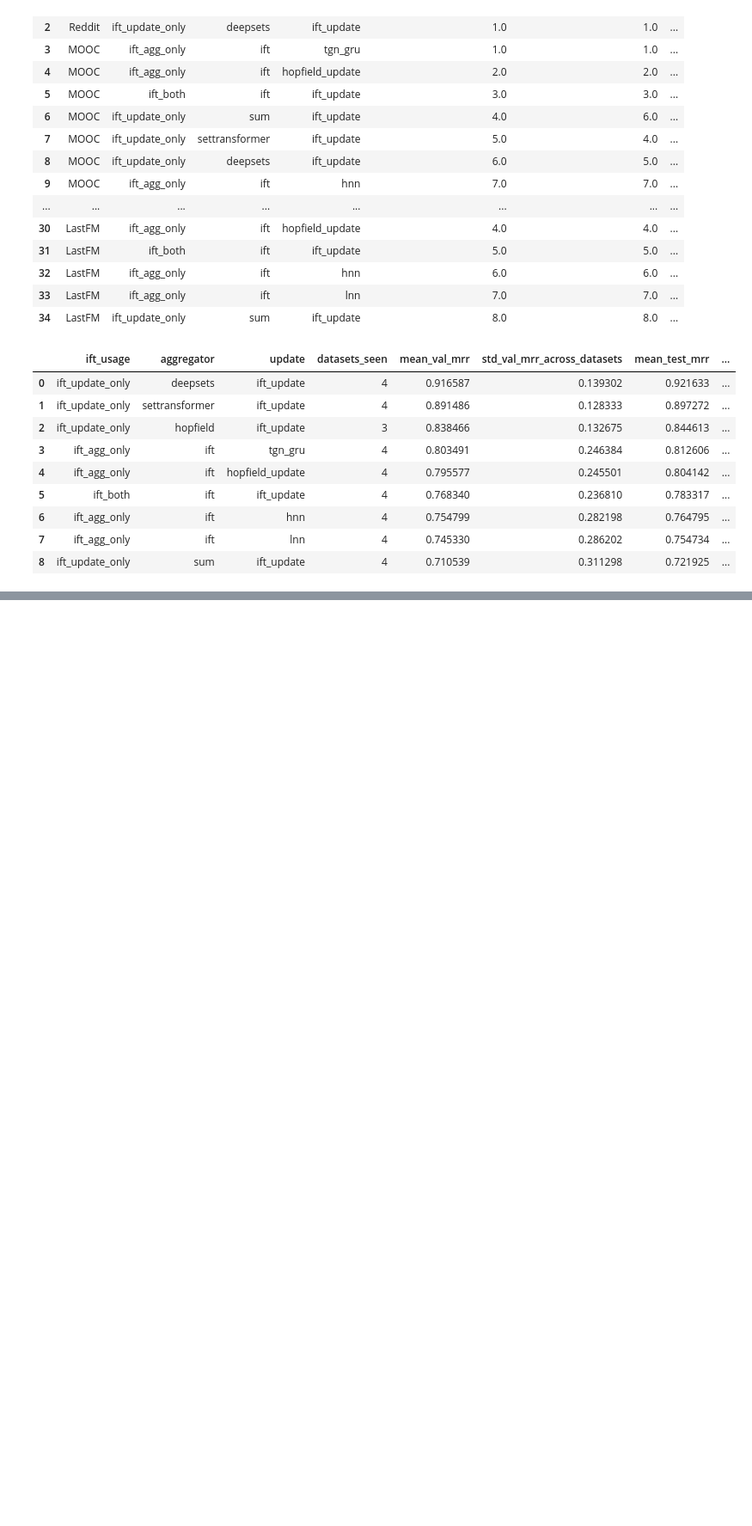
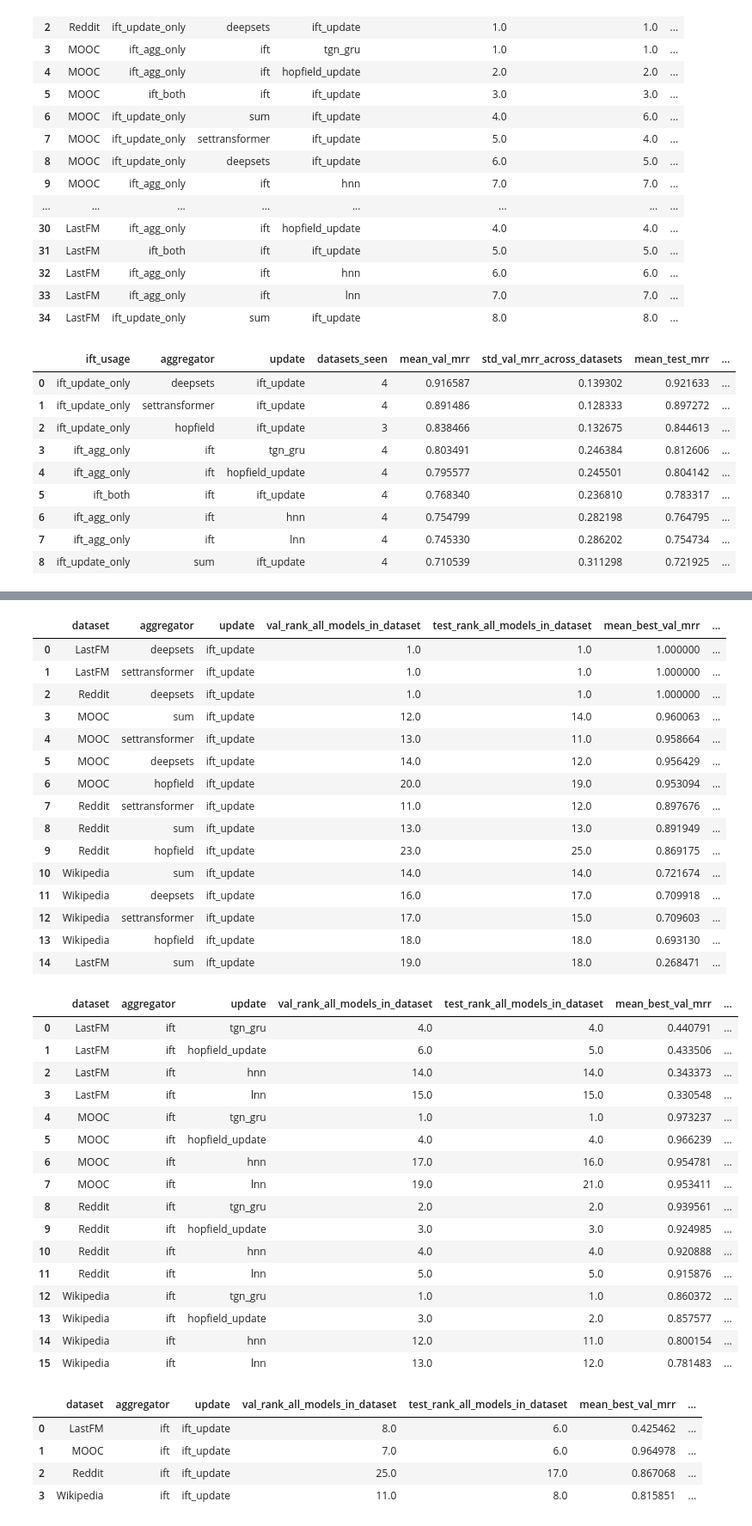
Before and after one commit to tweninger/fnn, a Jupyter notebook: interactiondynamics/analysis/json_analysis.ipynb, the cells around one changed output, grey strips where cells are left out. Shown at 86% size. Saved outputs shown, nothing was run; the diff lists cells and outputs as text; code cells hidden in the pictures; blank space fills up the shorter version.

```diff
--- a/interactiondynamics/analysis/json_analysis.ipynb
+++ b/interactiondynamics/analysis/json_analysis.ipynb
@@ -1601,0 +1958,63 @@ display(ift_usage_summary)
+# %%
+# IFT update only — sorted by VAL
+display(
+    ift_update_only.sort_values(
+        ["mean_best_val_mrr", "mean_best_test_mrr"],
+        ascending=[False, False]
+    ).reset_index(drop=True)
+)
+
+# IFT agg only — sorted by VAL
+display(
+    ift_agg_only.sort_values(
+        ["dataset", "mean_best_val_mrr", "mean_best_test_mrr"],
+        ascending=[True, False, False]
+    ).reset_index(drop=True)
+)
+
+# IFT both — sorted by VAL
+display(
+    ift_both.sort_values(
+        ["dataset", "mean_best_val_mrr", "mean_best_test_mrr"],
+        ascending=[True, False, False]
+    ).reset_index(drop=True)
+)
+# %% [output]
+|  | dataset | aggregator | update | val_rank_all_models_in_dataset | test_rank_all_models_in_dataset | mean_best_val_mrr | ... |
+| 0 | LastFM | deepsets | ift_update | 1.0 | 1.0 | 1.000000 | ... |
+| 1 | LastFM | settransformer | ift_update | 1.0 | 1.0 | 1.000000 | ... |
+| 2 | Reddit | deepsets | ift_update | 1.0 | 1.0 | 1.000000 | ... |
+| 3 | MOOC | sum | ift_update | 12.0 | 14.0 | 0.960063 | ... |
+| 4 | MOOC | settransformer | ift_update | 13.0 | 11.0 | 0.958664 | ... |
+| 5 | MOOC | deepsets | ift_update | 14.0 | 12.0 | 0.956429 | ... |
+| 6 | MOOC | hopfield | ift_update | 20.0 | 19.0 | 0.953094 | ... |
+| 7 | Reddit | settransformer | ift_update | 11.0 | 12.0 | 0.897676 | ... |
+| 8 | Reddit | sum | ift_update | 13.0 | 13.0 | 0.891949 | ... |
+| 9 | Reddit | hopfield | ift_update | 23.0 | 25.0 | 0.869175 | ... |
+| 10 | Wikipedia | sum | ift_update | 14.0 | 14.0 | 0.721674 | ... |
+| 11 | Wikipedia | deepsets | ift_update | 16.0 | 17.0 | 0.709918 | ... |
+| 12 | Wikipedia | settransformer | ift_update | 17.0 | 15.0 | 0.709603 | ... |
+| 13 | Wikipedia | hopfield | ift_update | 18.0 | 18.0 | 0.693130 | ... |
+| 14 | LastFM | sum | ift_update | 19.0 | 18.0 | 0.268471 | ... |
+|  | dataset | aggregator | update | val_rank_all_models_in_dataset | test_rank_all_models_in_dataset | mean_best_val_mrr | ... |
+| 0 | LastFM | ift | tgn_gru | 4.0 | 4.0 | 0.440791 | ... |
+| 1 | LastFM | ift | hopfield_update | 6.0 | 5.0 | 0.433506 | ... |
+| 2 | LastFM | ift | hnn | 14.0 | 14.0 | 0.343373 | ... |
+| 3 | LastFM | ift | lnn | 15.0 | 15.0 | 0.330548 | ... |
+| 4 | MOOC | ift | tgn_gru | 1.0 | 1.0 | 0.973237 | ... |
+| 5 | MOOC | ift | hopfield_update | 4.0 | 4.0 | 0.966239 | ... |
+| 6 | MOOC | ift | hnn | 17.0 | 16.0 | 0.954781 | ... |
+| 7 | MOOC | ift | lnn | 19.0 | 21.0 | 0.953411 | ... |
+| 8 | Reddit | ift | tgn_gru | 2.0 | 2.0 | 0.939561 | ... |
+| 9 | Reddit | ift | hopfield_update | 3.0 | 3.0 | 0.924985 | ... |
+| 10 | Reddit | ift | hnn | 4.0 | 4.0 | 0.920888 | ... |
+| 11 | Reddit | ift | lnn | 5.0 | 5.0 | 0.915876 | ... |
+| 12 | Wikipedia | ift | tgn_gru | 1.0 | 1.0 | 0.860372 | ... |
+| 13 | Wikipedia | ift | hopfield_update | 3.0 | 2.0 | 0.857577 | ... |
+| 14 | Wikipedia | ift | hnn | 12.0 | 11.0 | 0.800154 | ... |
+| 15 | Wikipedia | ift | lnn | 13.0 | 12.0 | 0.781483 | ... |
+|  | dataset | aggregator | update | val_rank_all_models_in_dataset | test_rank_all_models_in_dataset | mean_best_val_mrr | ... |
+| 0 | LastFM | ift | ift_update | 8.0 | 6.0 | 0.425462 | ... |
+| 1 | MOOC | ift | ift_update | 7.0 | 6.0 | 0.964978 | ... |
+| 2 | Reddit | ift | ift_update | 25.0 | 17.0 | 0.867068 | ... |
+| 3 | Wikipedia | ift | ift_update | 11.0 | 8.0 | 0.815851 | ... |
```
Also changed, not shown: parts of 6 cells of this notebook, 20 other files.
